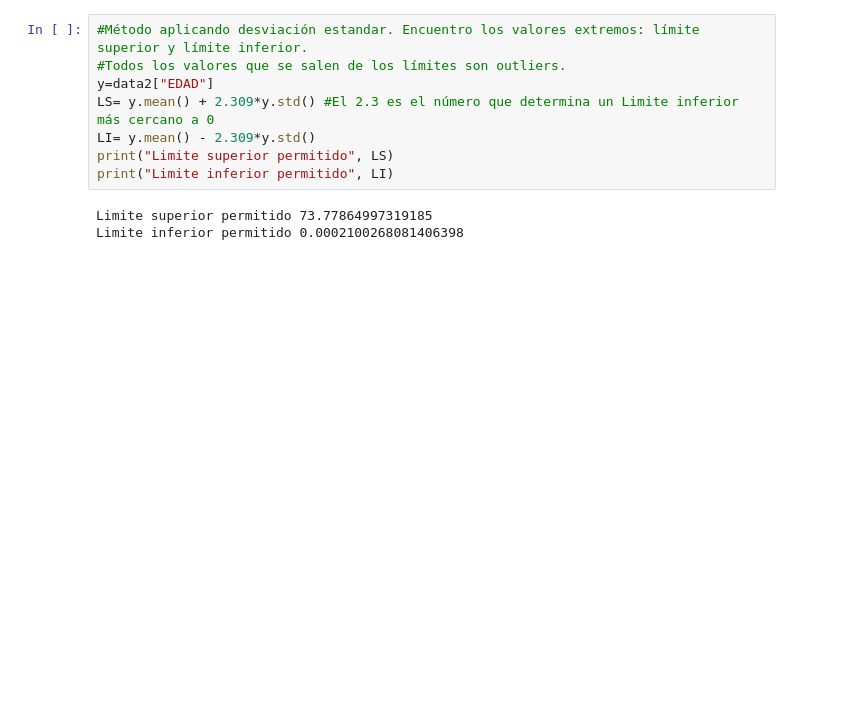
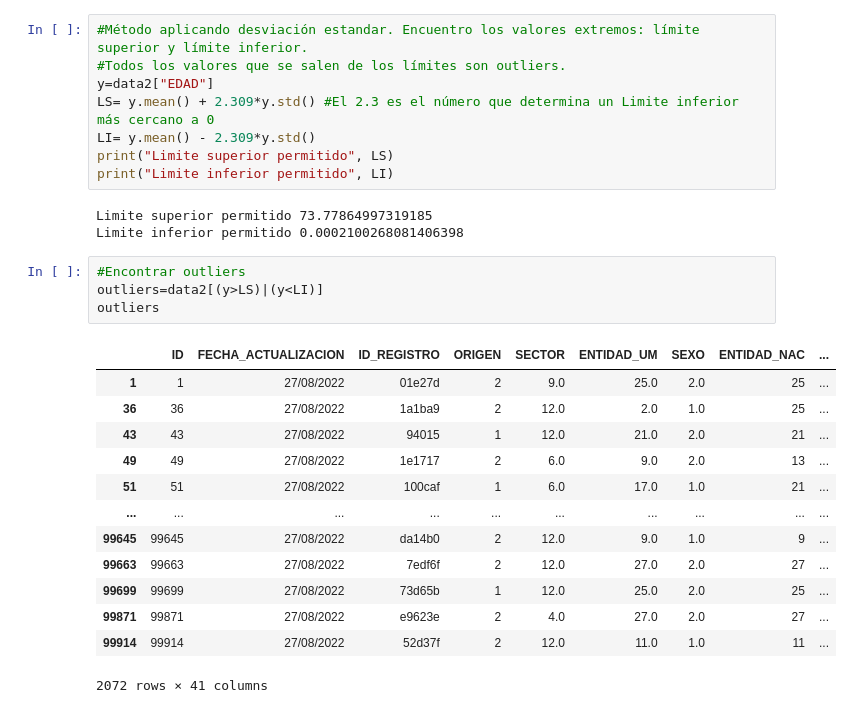
Before and after one commit to AremyDiaz/Actividad4, a Jupyter notebook: 9_covid.ipynb, the cells around one changed output. Drawn from its saved outputs; the diff is of its cells as text; blank space fills up the shorter version.

```diff
--- a/9_covid.ipynb
+++ b/9_covid.ipynb
@@ -100,3 +100,21 @@ print("Limite inferior permitido", LI)
 # %% [output]
 Limite superior permitido 73.77864997319185
 Limite inferior permitido 0.0002100268081406398
+# %%
+#Encontrar outliers
+outliers=data2[(y>LS)|(y<LI)]
+outliers
+# %% [output]
+|  | ID | FECHA_ACTUALIZACION | ID_REGISTRO | ORIGEN | SECTOR | ENTIDAD_UM | SEXO | ENTIDAD_NAC | ... |
+| 1 | 1 | 27/08/2022 | 01e27d | 2 | 9.0 | 25.0 | 2.0 | 25 | ... |
+| 36 | 36 | 27/08/2022 | 1a1ba9 | 2 | 12.0 | 2.0 | 1.0 | 25 | ... |
+| 43 | 43 | 27/08/2022 | 94015 | 1 | 12.0 | 21.0 | 2.0 | 21 | ... |
+| 49 | 49 | 27/08/2022 | 1e1717 | 2 | 6.0 | 9.0 | 2.0 | 13 | ... |
+| 51 | 51 | 27/08/2022 | 100caf | 1 | 6.0 | 17.0 | 1.0 | 21 | ... |
+| ... | ... | ... | ... | ... | ... | ... | ... | ... | ... |
+| 99645 | 99645 | 27/08/2022 | da14b0 | 2 | 12.0 | 9.0 | 1.0 | 9 | ... |
+| 99663 | 99663 | 27/08/2022 | 7edf6f | 2 | 12.0 | 27.0 | 2.0 | 27 | ... |
+| 99699 | 99699 | 27/08/2022 | 73d65b | 1 | 12.0 | 25.0 | 2.0 | 25 | ... |
+| 99871 | 99871 | 27/08/2022 | e9623e | 2 | 4.0 | 27.0 | 2.0 | 27 | ... |
+| 99914 | 99914 | 27/08/2022 | 52d37f | 2 | 12.0 | 11.0 | 1.0 | 11 | ... |
+2072 rows × 41 columns
```
Also changed, not shown: parts of 4 cells of this notebook.
